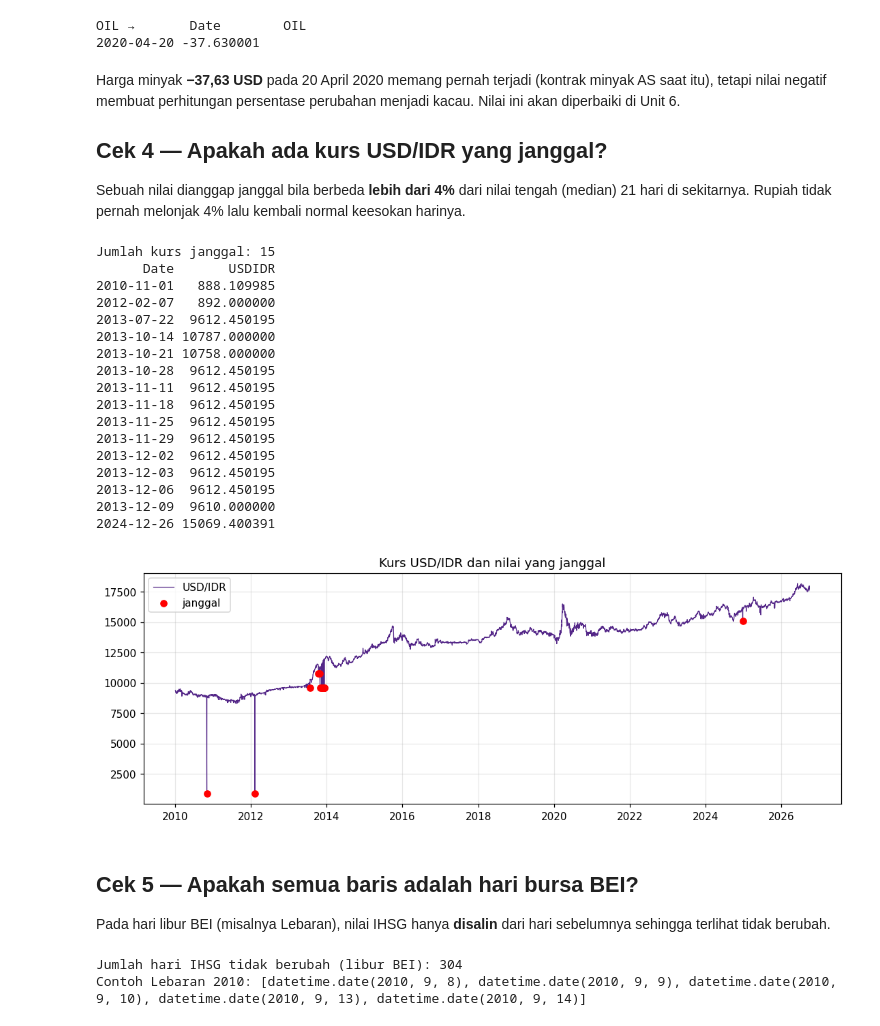
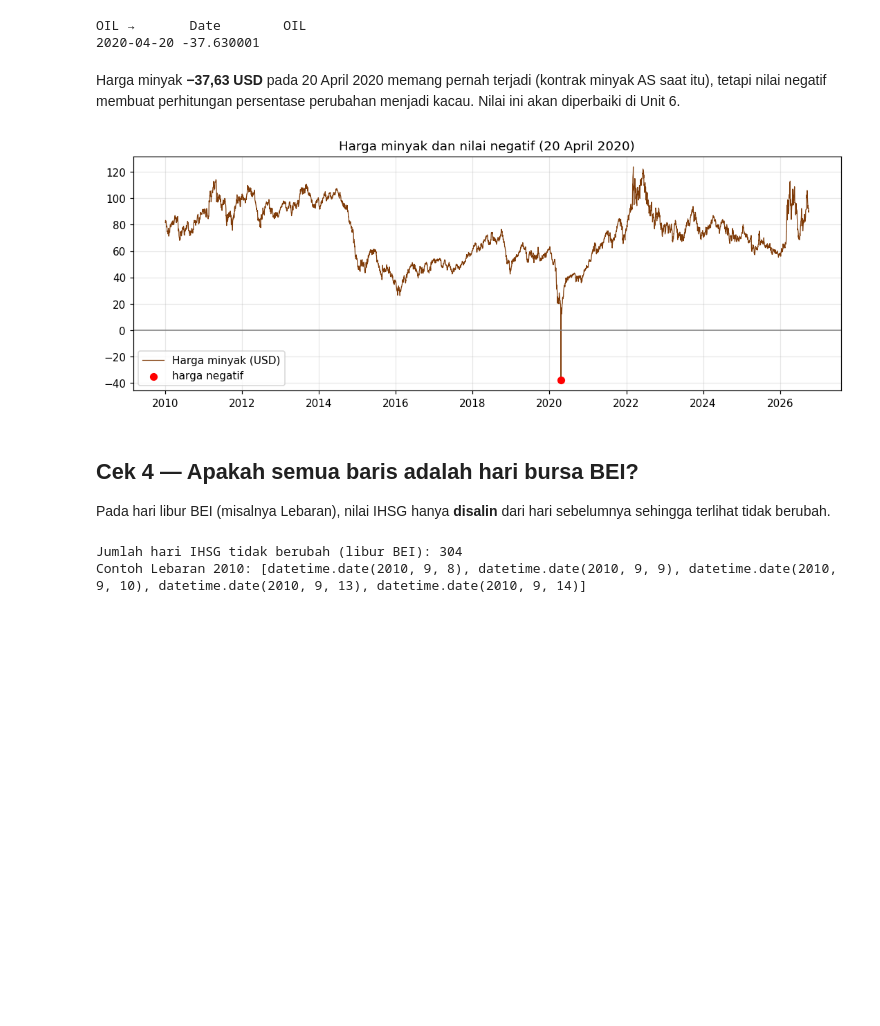
Before and after one commit to syamsuddinexcellent/portfolio-ilmuwan-data, a Jupyter notebook: notebooks/04_memvalidasi_data.ipynb, the cells around one changed output. Cells and saved outputs as stored; diff of their text form; code cells hidden in the pictures; blank space fills up the shorter version.

```diff
--- a/notebooks/04_memvalidasi_data.ipynb
+++ b/notebooks/04_memvalidasi_data.ipynb
@@ -50,45 +49,21 @@ OIL →       Date        OIL
 # %% [markdown]
 Harga minyak **−37,63 USD** pada 20 April 2020 memang pernah terjadi (kontrak minyak AS saat itu), tetapi nilai
 negatif membuat perhitungan persentase perubahan menjadi kacau. Nilai ini akan diperbaiki di Unit 6.
-
-## Cek 4 — Apakah ada kurs USD/IDR yang janggal?
-Sebuah nilai dianggap janggal bila berbeda **lebih dari 4%** dari nilai tengah (median) 21 hari di sekitarnya.
-Rupiah tidak pernah melonjak 4% lalu kembali normal keesokan harinya.
 # %%
-median21 = df['USDIDR'].rolling(21, center=True, min_periods=5).median()
-janggal = (df['USDIDR'] / median21 - 1).abs() > 0.04
-print('Jumlah kurs janggal:', janggal.sum())
-print(df.loc[janggal, ['Date', 'USDIDR']].to_string(index=False))
-
+negatif = df['OIL'] <= 0
 plt.figure(figsize=(12, 4))
-plt.plot(df['Date'], df['USDIDR'], linewidth=0.8, color='#542788', label='USD/IDR')
-plt.scatter(df.loc[janggal, 'Date'], df.loc[janggal, 'USDIDR'], color='red', zorder=3, label='janggal')
-plt.title('Kurs USD/IDR dan nilai yang janggal')
+plt.plot(df['Date'], df['OIL'], linewidth=0.8, color='#7f3b08', label='Harga minyak (USD)')
+plt.scatter(df.loc[negatif, 'Date'], df.loc[negatif, 'OIL'], color='red', s=40, zorder=3, label='harga negatif')
+plt.axhline(0, color='grey', linewidth=1)
+plt.title('Harga minyak dan nilai negatif (20 April 2020)')
 plt.legend()
 plt.grid(alpha=0.3)
-plt.savefig('../figures/04_kurs_janggal.png', dpi=150, bbox_inches='tight')
+plt.savefig('../figures/04_minyak_negatif.png', dpi=150, bbox_inches='tight')
 plt.show()
 # %% [output]
-Jumlah kurs janggal: 15
-      Date       USDIDR
-2010-11-01   888.109985
-2012-02-07   892.000000
-2013-07-22  9612.450195
-2013-10-14 10787.000000
-2013-10-21 10758.000000
-2013-10-28  9612.450195
-2013-11-11  9612.450195
-2013-11-18  9612.450195
-2013-11-25  9612.450195
-2013-11-29  9612.450195
-2013-12-02  9612.450195
-2013-12-03  9612.450195
-2013-12-06  9612.450195
-2013-12-09  9610.000000
-2024-12-26 15069.400391
-[figure, old version]
+[figure, new version]
 # %% [markdown]
-## Cek 5 — Apakah semua baris adalah hari bursa BEI?
+## Cek 4 — Apakah semua baris adalah hari bursa BEI?
 Pada hari libur BEI (misalnya Lebaran), nilai IHSG hanya **disalin** dari hari sebelumnya sehingga terlihat tidak berubah.
 # %%
 libur = df['IHSG'].diff() == 0
```
Also changed, not shown: parts of 3 cells of this notebook, 36 other files.
